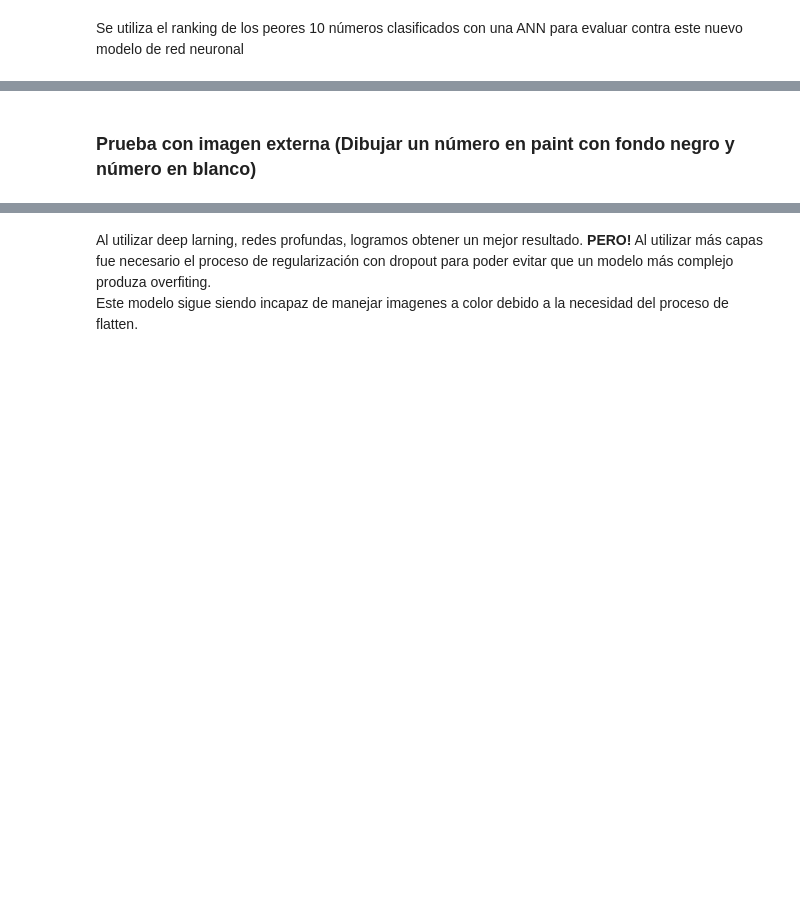
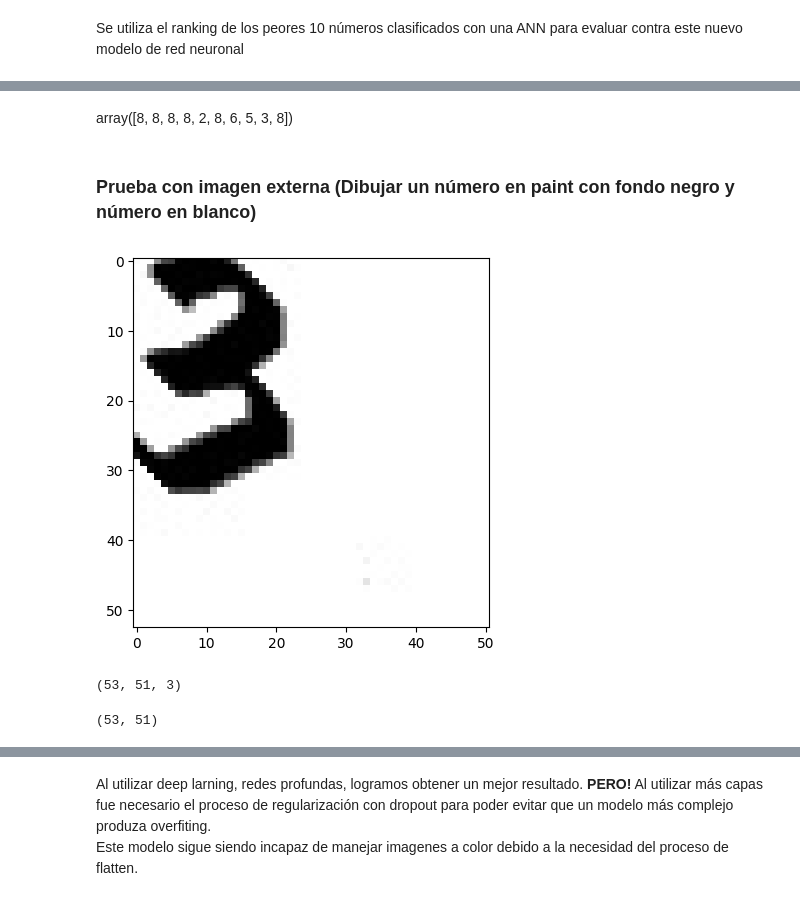
Before and after one commit to InoveAlumnos/redes_profundas_python, a Jupyter notebook: ejemplo_clase/3_mnist_dnn.ipynb, the cells around one changed output, grey strips where cells are left out. Drawn from its saved outputs; the diff is of its cells as text; code cells hidden in the pictures; blank space fills up the shorter version.

```diff
--- a/ejemplo_clase/3_mnist_dnn.ipynb
+++ b/ejemplo_clase/3_mnist_dnn.ipynb
@@ -460,15 +649,21 @@ plt.show()
+# %% [markdown]
+array([8, 8, 8, 8, 2, 8, 6, 5, 3, 8])
 # %% [markdown]
 ### Prueba con imagen externa (Dibujar un número en paint con fondo negro y número en blanco)
 # %%
 # Leer la imagen
-img1 = mpimg.imread('/content/cuatro.jpg')
+img1 = mpimg.imread('tres.jpg')
 
 # Mostrar la imagen
 plt.imshow(img1)
 plt.show()
+# %% [output]
+[figure, added]
 # %%
 # Ver las dimensiones de la imagen cargada
 img1.shape
+# %% [output]
+(53, 51, 3)
 # %%
 # Función que extrae los canales de color
 def rgb2gray(rgb):
@@ -477,6 +672,8 @@ def rgb2gray(rgb):
 # Se invoca la función y se le pasa la imagen
 gray = rgb2gray(img1)
 gray.shape
+# %% [output]
+(53, 51)
 # %%
 # cmap='gray', variación de colores en grises, indicando los valores máximo y mínimo de la escala de colores.
 plt.imshow(gray, cmap='gray', vmin=0, vmax=255)
```
Also changed, not shown: parts of 39 cells of this notebook.
